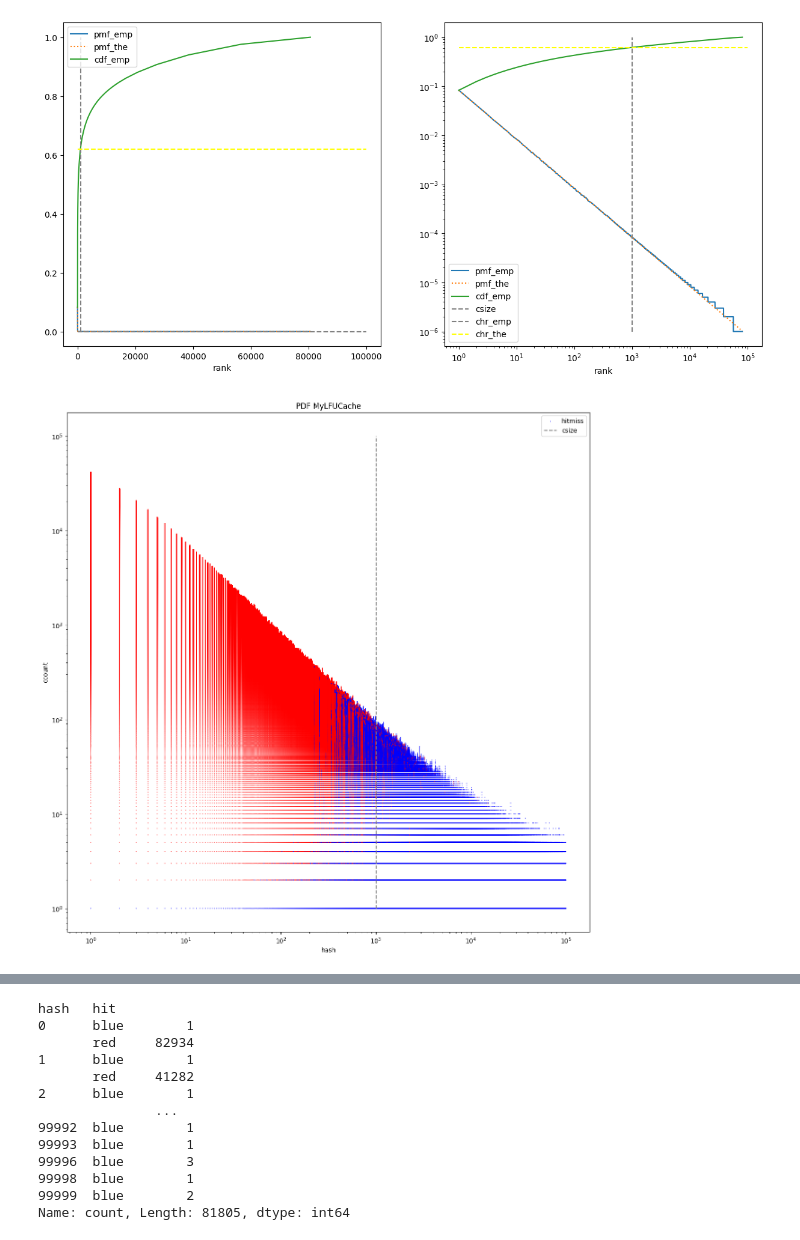
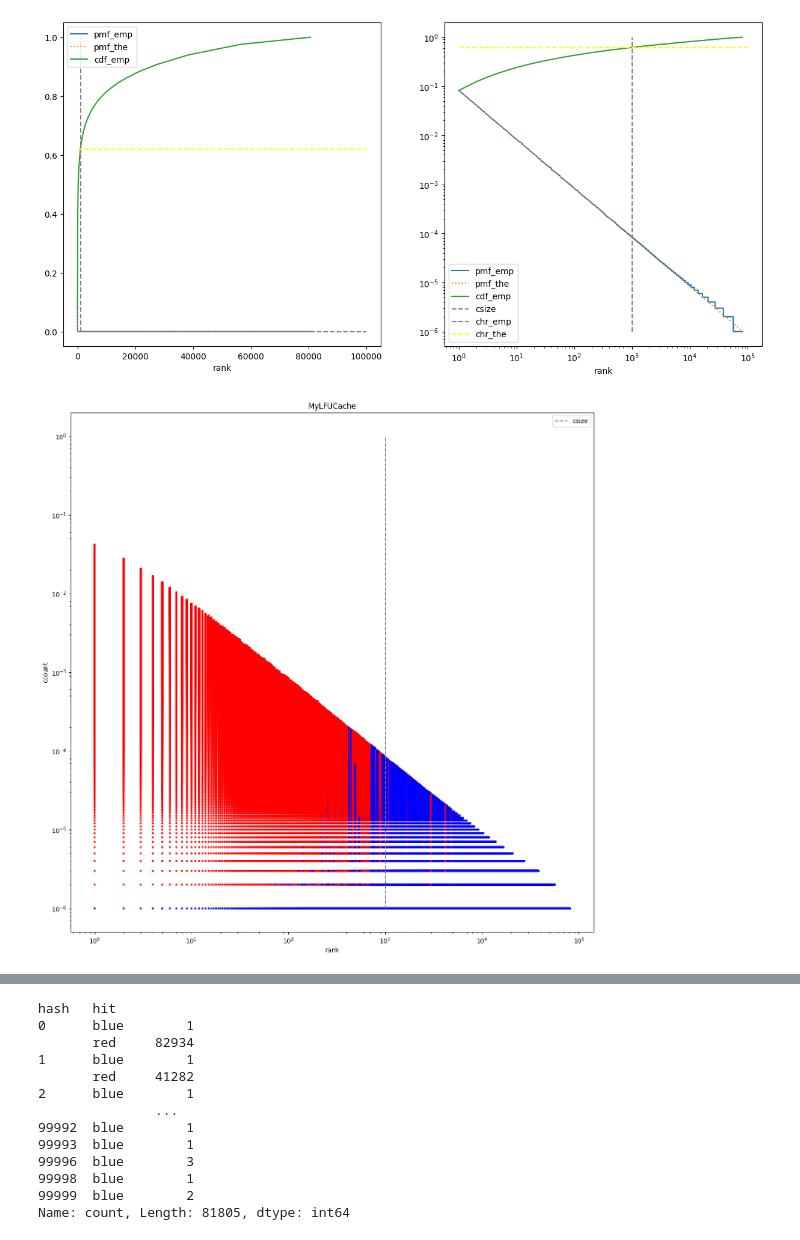
Before and after one commit to jursonovicst/cachesim, a Jupyter notebook: implementations/examples.ipynb, the cells around one changed output, grey strips where cells are left out. Saved outputs shown, nothing was run; the diff lists cells and outputs as text; code cells hidden in the pictures.

```diff
--- a/implementations/examples.ipynb
+++ b/implementations/examples.ipynb
@@ -68,12 +68,31 @@ import matplotlib.pyplot as plt
 
 for name, req in reqs.items():
     # requests
-    df = pd.DataFrame(data={'hash': [r.hash for r in req], 'hitmiss': ['red' if r.status == Status.HIT else 'blue' for r in req]})
-    df['ccount'] = df.groupby('hash').cumcount() + 1
-    df.plot.scatter(x="hash", y='ccount', c='hitmiss', s=0.1, loglog=True, figsize=(15, 15), title=f"PDF {name}", label='hitmiss')
+    requests = pd.DataFrame(data={'hitmiss': ['red' if r.status == Status.HIT else 'blue' for r in req], 'hash': [r.hash for r in req]}).set_index('hash')
+    assert requests.shape[0] == count
+    assert not requests.isnull().values.any()
 
+    # calculate ranks
+    ranks = pd.DataFrame(requests.index.value_counts().index).reset_index(names='rank').set_index('hash')
+
+    # join with ranks
+    df = requests.join(ranks)
+    assert df.shape[0] == count
+    assert not df.isnull().values.any()
+
+    # add ccount
+    df['ccount'] = df.groupby('rank').cumcount() + 1
+    assert df.shape[0] == count
+    assert not df.isnull().values.any()
+
+    fig, ax = plt.subplots(figsize=(15,15))
+    df.plot.scatter(ax=ax, x='rank', y='ccount', loglog=True, c='hitmiss', marker='.', figsize=(15,15), title=name)
+    ax.vlines(maxsize, ymin=1, ymax=count, colors='grey', label="csize", linestyles='--')
+    plt.legend()
+    plt.show()
+#    ('rank', 'ccount', data=df, s='.')
     # cache size
-    plt.vlines(maxsize, ymin=1, ymax=10**5, colors='grey', label="csize", linestyles='--')
+#    plt.vlines(maxsize, ymin=1, ymax=10**5, colors='grey', label="csize", linestyles='--')
 
 
 
@@ -81,10 +100,9 @@ for name, req in reqs.items():
 #    df_miss = pd.DataFrame(data={'hash': [r.hash for r in req], 'hitmiss': ['red' if r.status == Status.HIT else 'blue' for r in req]}).value_counts().groupby(['hash', 'hitmiss']).sum()
 #    df_miss.loc[:,'blue'].plot(loglog=True, c='yellow', style='.', ms=1, label='miss')
 #    df_miss.loc[:,'blue'].rolling(10).mean().plot(loglog=True, c='green', style='.', ms=2)
-    plt.legend()
-    plt.show()
+#    plt.legend()
 
-    prop = pd.DataFrame(df['hash'].value_counts() / count).rename(columns={'count':'pmf_emp'})
+    prop = pd.DataFrame(requests.index.value_counts() / count).rename(columns={'count':'pmf_emp'})
     prop['rank'] = np.arange(prop.shape[0])+1
     prop['pmf_the'] = prop['rank'].apply(zipf_pmf)
     prop.set_index('rank', inplace=True)
@@ -104,4 +122,5 @@ for name, req in reqs.items():
     ax2.hlines(Request.chr(req), xmin=1, xmax=cbase, colors='grey', label="chr_emp", linestyles='--')
     ax2.hlines(zipf_cdf(maxsize), xmin=1, xmax=cbase, colors='yellow', label="chr_the", linestyles='--')
     plt.legend()
+    plt.show()
 # %% [output]
@@ -111,3 +130,3 @@ for name, req in reqs.items():
 [figure]
-[figure, old version]
+[figure, new version]
 [figure]
```
Also changed, not shown: parts of 2 cells of this notebook.
